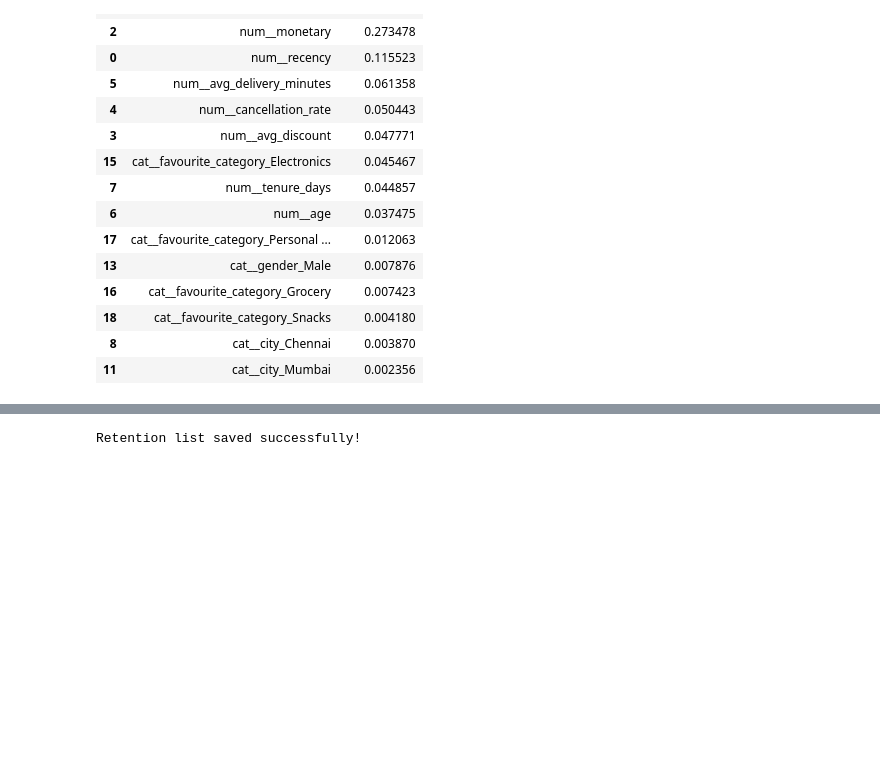
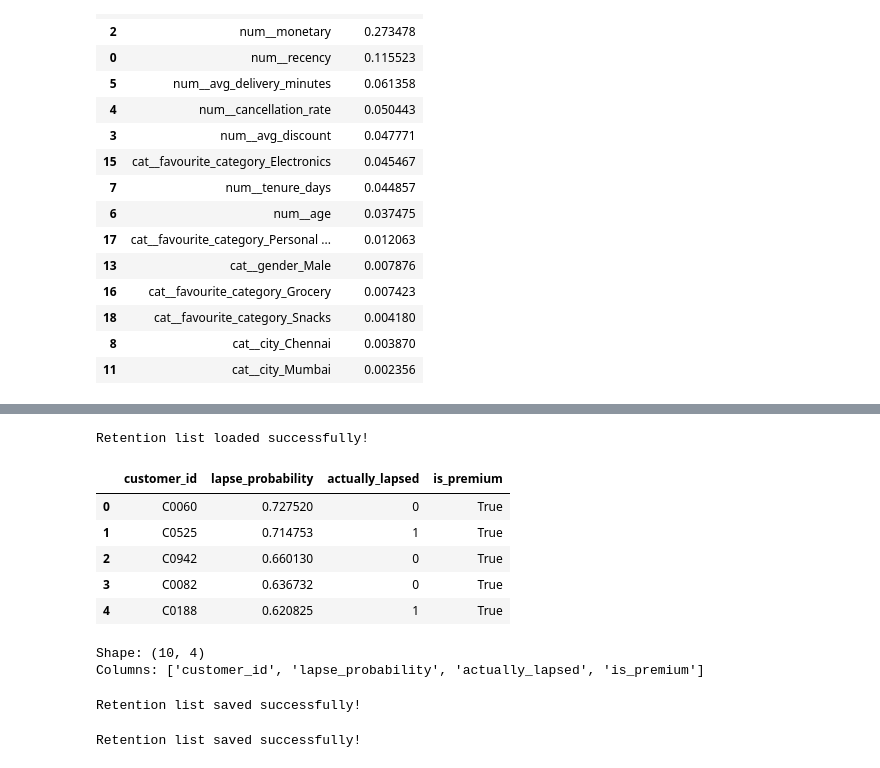
Before and after one commit to Praveenkumarasdeveloper/Instamart_Copilot, a Jupyter notebook: Part_B_Customer Segments and Lapse Prediction.ipynb, the cells around one changed output, grey strips where cells are left out. Drawn from its saved outputs; the diff is of its cells as text; code cells hidden in the pictures; blank space fills up the shorter version.

```diff
--- a/Part_B_Customer Segments and Lapse Prediction.ipynb
+++ b/Part_B_Customer Segments and Lapse Prediction.ipynb
@@ -1909,3 +1908,33 @@ Model saved successfully at: C:\Users\PRAVEEN_KUMAR\jupyter_notebook\Jupyter not
+# %%
+retention_list = pd.read_csv(
+    OUTPUT_DIR / "retention_list.csv"
+)
+
+print("Retention list loaded successfully!")
+display(retention_list.head())
+# %% [output]
+Retention list loaded successfully!
+|  | customer_id | lapse_probability | actually_lapsed | is_premium |
+| 0 | C0060 | 0.727520 | 0 | True |
+| 1 | C0525 | 0.714753 | 1 | True |
+| 2 | C0942 | 0.660130 | 0 | True |
+| 3 | C0082 | 0.636732 | 0 | True |
+| 4 | C0188 | 0.620825 | 1 | True |
+# %%
+print("Shape:", retention_list.shape)
+print("Columns:", retention_list.columns.tolist())
+# %% [output]
+Shape: (10, 4)
+Columns: ['customer_id', 'lapse_probability', 'actually_lapsed', 'is_premium']
+# %%
+retention_list.to_csv(
+    OUTPUT_DIR / "retention_list.csv",
+    index=False
+)
+
+print("Retention list saved successfully!")
+# %% [output]
+Retention list saved successfully!
 # %%
 # Save the retention list as a CSV file
 retention_list.to_csv(
```
Also changed, not shown: parts of 4 cells of this notebook, 12 other files.
